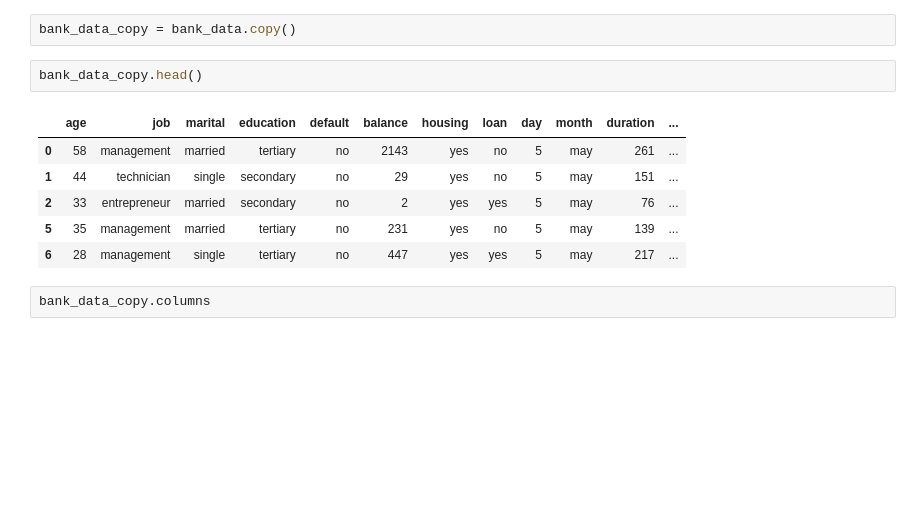
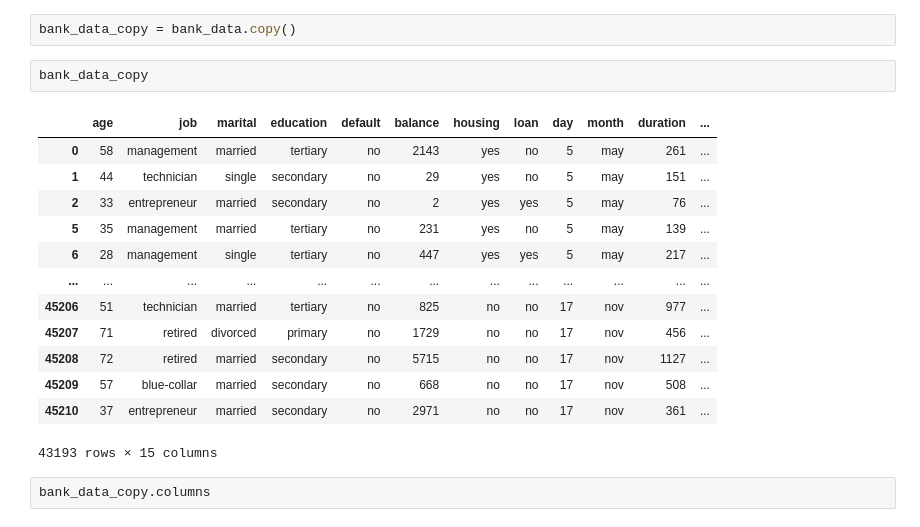
Before and after one commit to Suhailpk/Assignments, a Jupyter notebook: logistic regression/term_deposite.ipynb, the cells around one changed output. Cells and saved outputs as stored; diff of their text form; blank space fills up the shorter version.

```diff
--- a/logistic regression/term_deposite.ipynb
+++ b/logistic regression/term_deposite.ipynb
@@ -216,14 +239,21 @@ bank_data.shape
 # %%
 bank_data_copy = bank_data.copy()
 # %%
-bank_data_copy.head()
+bank_data_copy
 # %% [output]
 |  | age | job | marital | education | default | balance | housing | loan | day | month | duration | ... |
 | 0 | 58 | management | married | tertiary | no | 2143 | yes | no | 5 | may | 261 | ... |
 | 1 | 44 | technician | single | secondary | no | 29 | yes | no | 5 | may | 151 | ... |
 | 2 | 33 | entrepreneur | married | secondary | no | 2 | yes | yes | 5 | may | 76 | ... |
 | 5 | 35 | management | married | tertiary | no | 231 | yes | no | 5 | may | 139 | ... |
 | 6 | 28 | management | single | tertiary | no | 447 | yes | yes | 5 | may | 217 | ... |
+| ... | ... | ... | ... | ... | ... | ... | ... | ... | ... | ... | ... | ... |
+| 45206 | 51 | technician | married | tertiary | no | 825 | no | no | 17 | nov | 977 | ... |
+| 45207 | 71 | retired | divorced | primary | no | 1729 | no | no | 17 | nov | 456 | ... |
+| 45208 | 72 | retired | married | secondary | no | 5715 | no | no | 17 | nov | 1127 | ... |
+| 45209 | 57 | blue-collar | married | secondary | no | 668 | no | no | 17 | nov | 508 | ... |
+| 45210 | 37 | entrepreneur | married | secondary | no | 2971 | no | no | 17 | nov | 361 | ... |
+43193 rows × 15 columns
 # %%
 bank_data_copy.columns
 # %% [output]
```
Also changed, not shown: parts of 35 cells of this notebook.
